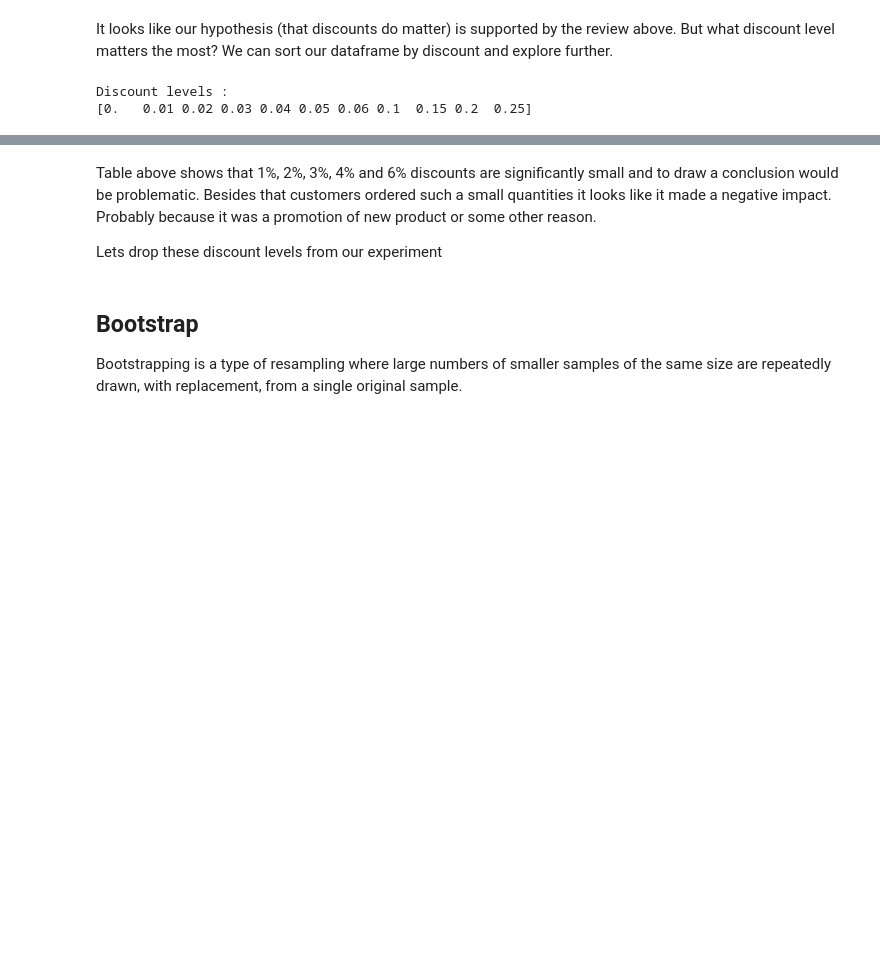
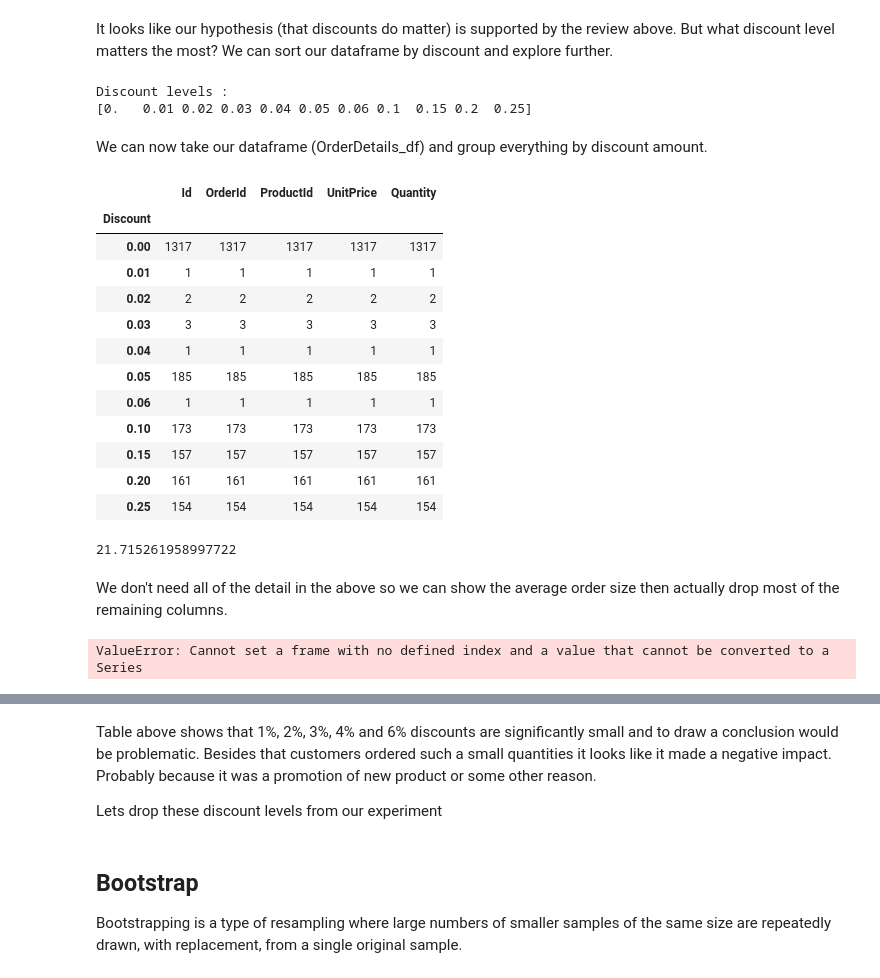
Before and after one commit to MissAle17/dsc-2-final-project-online-ds-sp-000, a Jupyter notebook: Mod2_Project_v2.ipynb, the cells around one changed output, grey strips where cells are left out. Saved outputs shown, nothing was run; the diff lists cells and outputs as text; code cells hidden in the pictures; blank space fills up the shorter version.

```diff
--- a/Mod2_Project_v2.ipynb
+++ b/Mod2_Project_v2.ipynb
@@ -150,3 +150,28 @@ print(disc_lvl)
 # %% [output]
 Discount levels :
 [0.   0.01 0.02 0.03 0.04 0.05 0.06 0.1  0.15 0.2  0.25]
+# %% [markdown]
+We can now take our dataframe (OrderDetails_df) and group everything by discount amount.
+# %%
+OrderDetail_df['AvgQuantity'] = NaN
+for i in disc_lvl:
+    holder = {}
+    Order
+# %%
+discounts_df = OrderDetail_df.groupby('Discount').count()
+# %%
+discounts_df
+# %% [output]
+|  | Id | OrderId | ProductId | UnitPrice | Quantity |
+| Discount |  |  |  |  |  |
+| 0.00 | 1317 | 1317 | 1317 | 1317 | 1317 |
+| 0.01 | 1 | 1 | 1 | 1 | 1 |
+| 0.02 | 2 | 2 | 2 | 2 | 2 |
+| 0.03 | 3 | 3 | 3 | 3 | 3 |
+| 0.04 | 1 | 1 | 1 | 1 | 1 |
+| 0.05 | 185 | 185 | 185 | 185 | 185 |
+| 0.06 | 1 | 1 | 1 | 1 | 1 |
+| 0.10 | 173 | 173 | 173 | 173 | 173 |
+| 0.15 | 157 | 157 | 157 | 157 | 157 |
+| 0.20 | 161 | 161 | 161 | 161 | 161 |
+| 0.25 | 154 | 154 | 154 | 154 | 154 |
@@ -153 +182,5 @@ Discount levels :
+# %%
+l1['Quantity'].mean()
+# %% [output]
+21.715261958997722
 # %%
@@ -156,3 +190,16 @@ Discount levels :
 groups = {}
 for i in disc_lvl:
     groups[i] = OrderDetail_df[OrderDetail_df['Discount']==i]
+# %% [markdown]
+We don't need all of the detail in the above so we can show the average order size then actually drop most of the remaining columns.
+# %%
+# Create new DataFrame with Discounts and Order quantities
+disc_df = pd.DataFrame(columns=['Discount','Orders','AvgQuantity'])
+for i in groups.keys():
+    disc_df['Discount'] = disc_df.append({'Discount':i}, ignore_index=True)
+    disc_df['Orders'] = disc_df.append({'Orders':len(groups[i])}, ignore_index=True)
+    disc_df['AvgQuantity'] = disc_df.append({'AvgQuantity': groups[i]['Quantity'].mean()}, ignore_index=True)
+
+discounts_df
+# %% [output]
+ValueError: Cannot set a frame with no defined index and a value that cannot be converted to a Series
```
Also changed, not shown: parts of 17 cells of this notebook.
